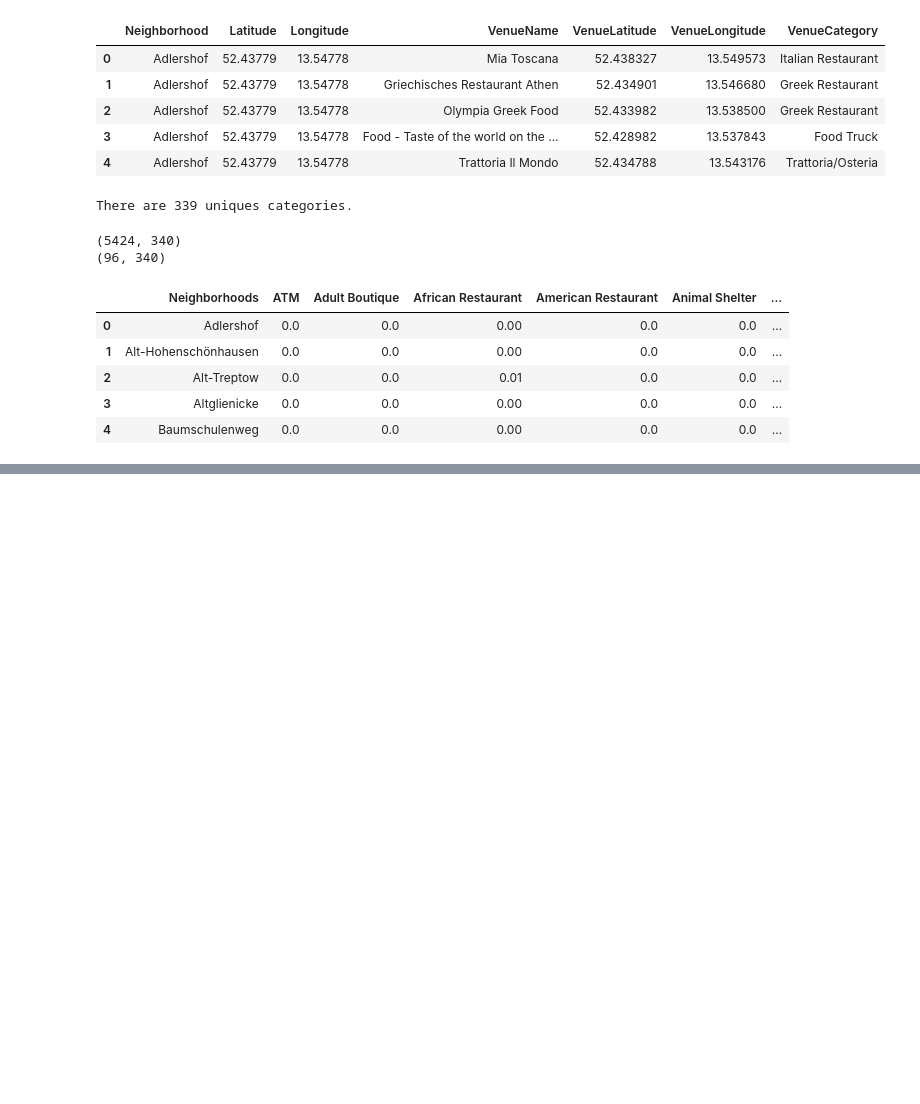
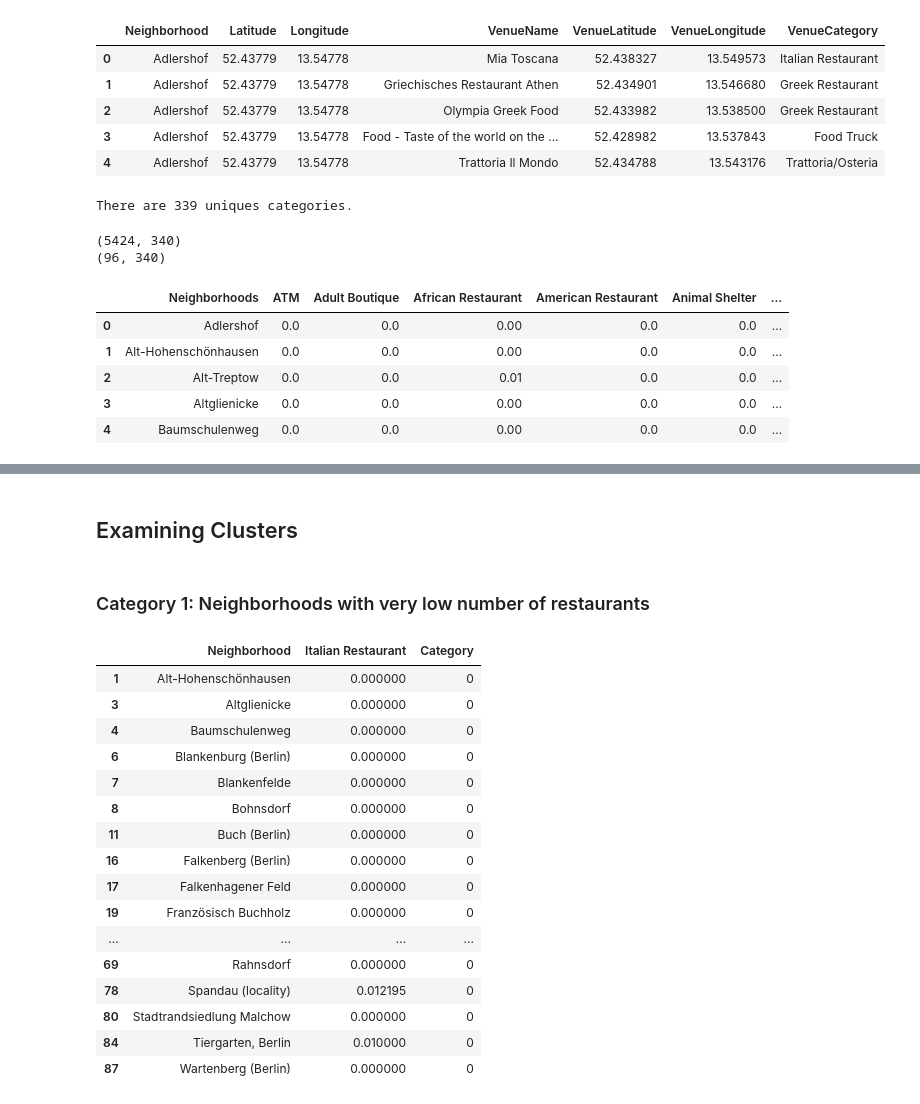
Before and after one commit to skhiearth/Coursera-IBM-The-Battle-of-Neighborhoods-Capstone-Project-, a Jupyter notebook: The Battle of Neighborhoods - Notebook.ipynb, the cells around one changed output, grey strips where cells are left out. Cells and saved outputs as stored; diff of their text form; code cells hidden in the pictures; blank space fills up the shorter version.

```diff
--- a/The Battle of Neighborhoods - Notebook.ipynb
+++ b/The Battle of Neighborhoods - Notebook.ipynb
@@ -241,0 +334,24 @@ berlin_rest.head()
+# %% [markdown]
+## Examining Clusters
+# %% [markdown]
+### Category 1: Neighborhoods with very low number of restaurants
+# %%
+merged.loc[merged['Category'] == 0]
+# %% [output]
+|  | Neighborhood | Italian Restaurant | Category |
+| 1 | Alt-Hohenschönhausen | 0.000000 | 0 |
+| 3 | Altglienicke | 0.000000 | 0 |
+| 4 | Baumschulenweg | 0.000000 | 0 |
+| 6 | Blankenburg (Berlin) | 0.000000 | 0 |
+| 7 | Blankenfelde | 0.000000 | 0 |
+| 8 | Bohnsdorf | 0.000000 | 0 |
+| 11 | Buch (Berlin) | 0.000000 | 0 |
+| 16 | Falkenberg (Berlin) | 0.000000 | 0 |
+| 17 | Falkenhagener Feld | 0.000000 | 0 |
+| 19 | Französisch Buchholz | 0.000000 | 0 |
+| ... | ... | ... | ... |
+| 69 | Rahnsdorf | 0.000000 | 0 |
+| 78 | Spandau (locality) | 0.012195 | 0 |
+| 80 | Stadtrandsiedlung Malchow | 0.000000 | 0 |
+| 84 | Tiergarten, Berlin | 0.010000 | 0 |
+| 87 | Wartenberg (Berlin) | 0.000000 | 0 |
```
Also changed, not shown: parts of 20 cells of this notebook.
